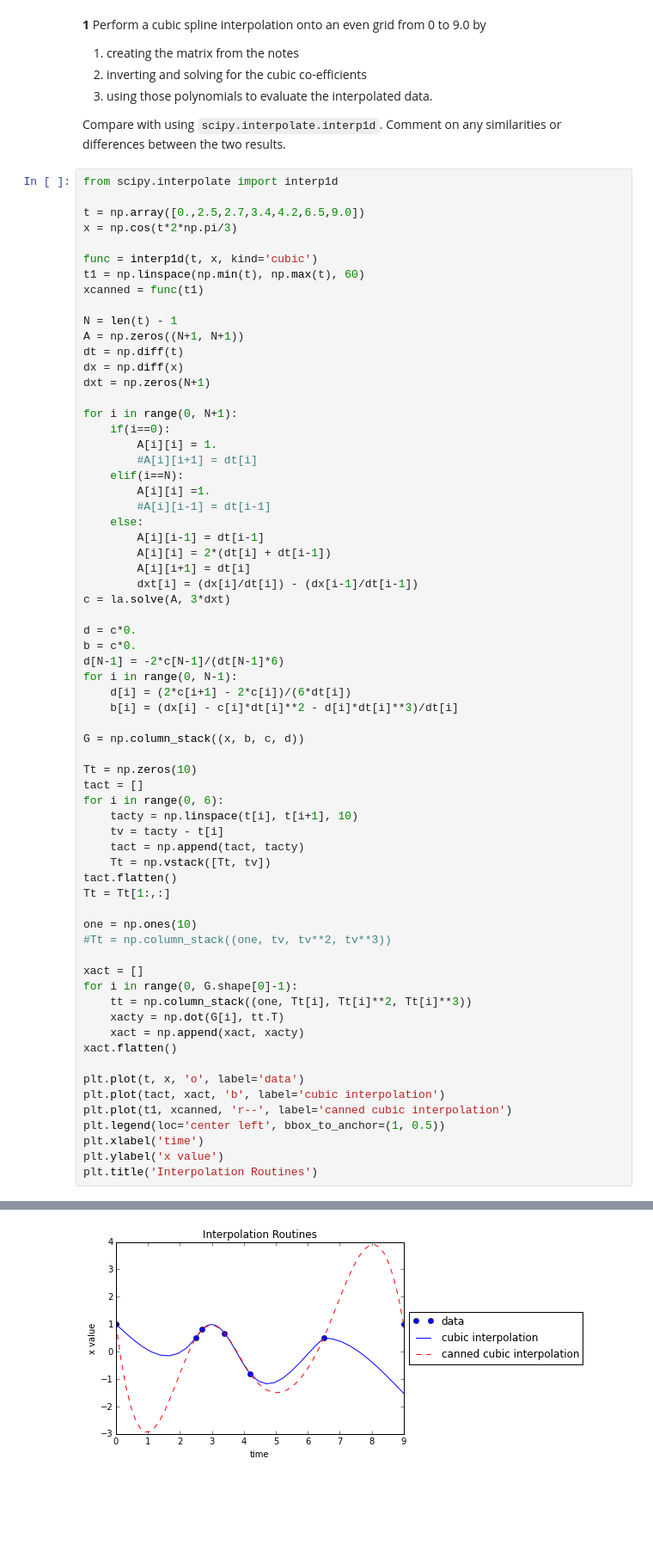
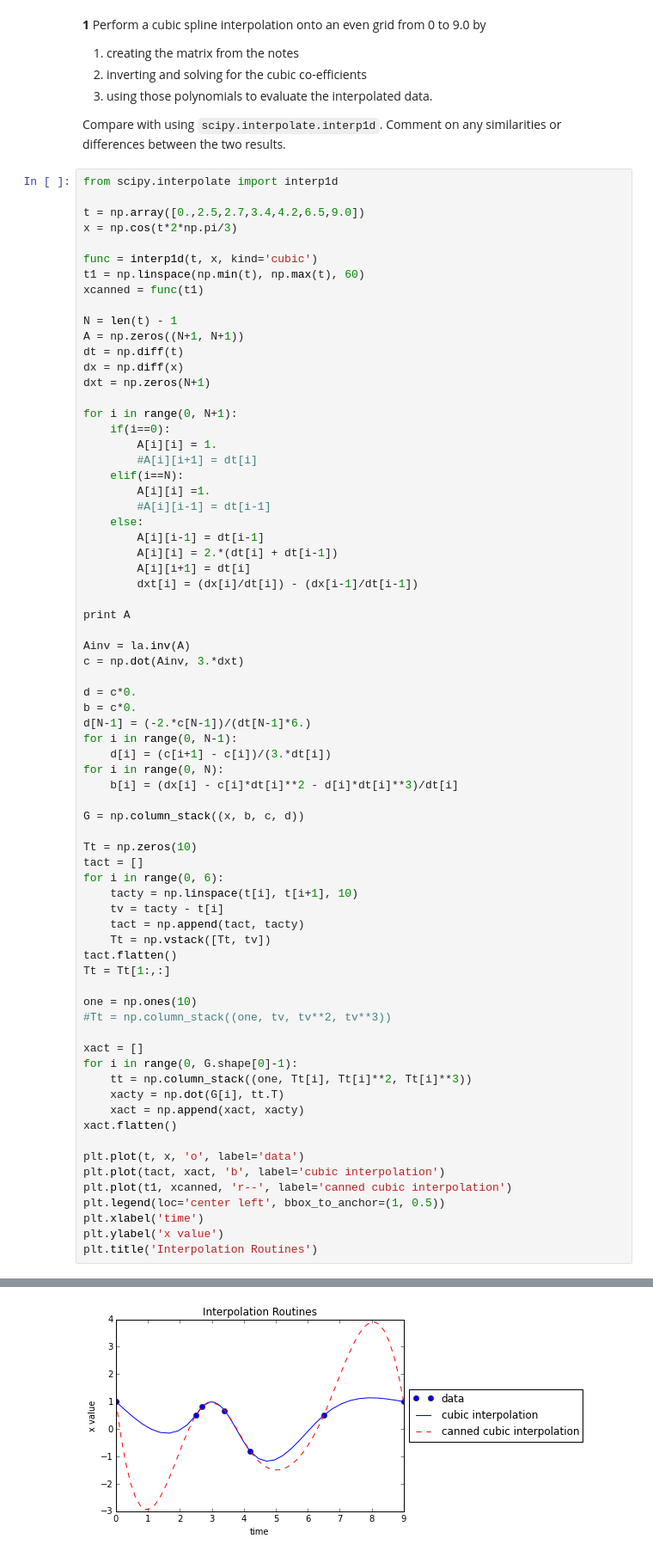
Before and after one commit to mpgriff/P411Assignments, a Jupyter notebook: p411a8-mattgriffiths.ipynb, the cells around one changed output, grey strips where cells are left out. Shown at 86% size. Saved outputs shown, nothing was run; the diff lists cells and outputs as text; blank space fills up the shorter version.

```diff
--- a/p411a8-mattgriffiths.ipynb
+++ b/p411a8-mattgriffiths.ipynb
@@ -171,16 +171,21 @@ for i in range(0, N+1):
         #A[i][i-1] = dt[i-1]
     else:
         A[i][i-1] = dt[i-1]
-        A[i][i] = 2*(dt[i] + dt[i-1])
+        A[i][i] = 2.*(dt[i] + dt[i-1])
         A[i][i+1] = dt[i]
         dxt[i] = (dx[i]/dt[i]) - (dx[i-1]/dt[i-1])
-c = la.solve(A, 3*dxt)
+
+print A
+
+Ainv = la.inv(A)
+c = np.dot(Ainv, 3.*dxt)
 
 d = c*0.
 b = c*0.
-d[N-1] = -2*c[N-1]/(dt[N-1]*6)
+d[N-1] = (-2.*c[N-1])/(dt[N-1]*6.)
 for i in range(0, N-1):
-    d[i] = (2*c[i+1] - 2*c[i])/(6*dt[i])
+    d[i] = (c[i+1] - c[i])/(3.*dt[i])
+for i in range(0, N):
     b[i] = (dx[i] - c[i]*dt[i]**2 - d[i]*dt[i]**3)/dt[i]
 
 G = np.column_stack((x, b, c, d))
@@ -217 +229 @@ plt.title('Interpolation Routines')
-[figure, old version]
+[figure, new version]
```
Also changed, not shown: parts of 6 cells of this notebook.
